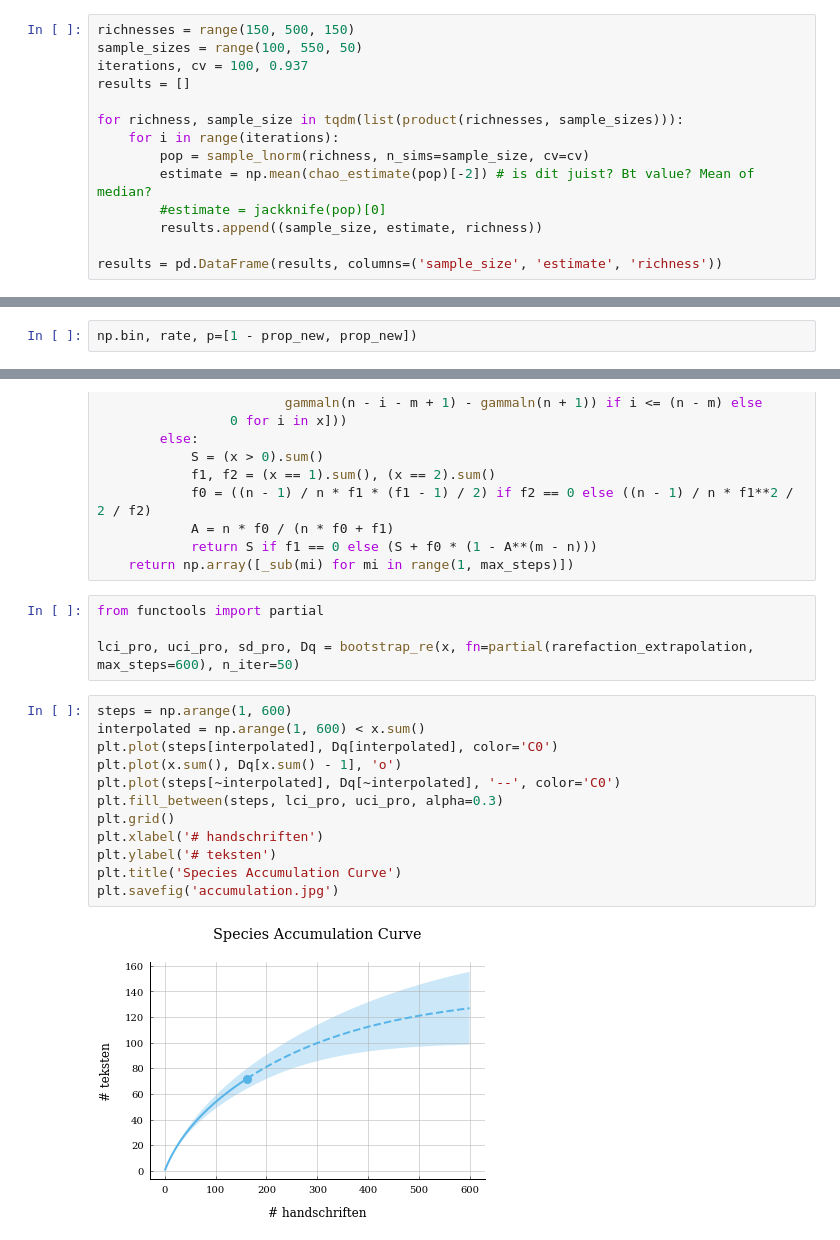
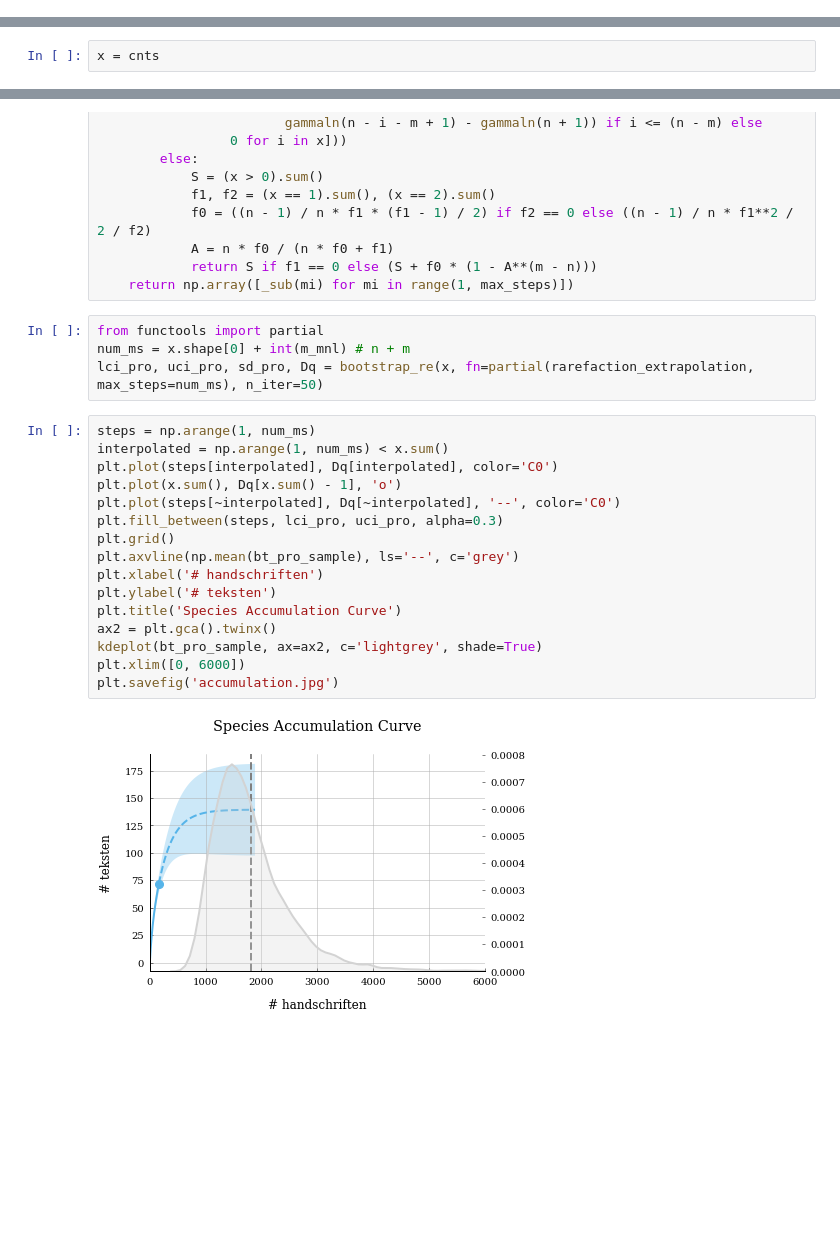
Before and after one commit to mikekestemont/chivalric_diversity, a Jupyter notebook: minimum_sampling.ipynb, the cells around one changed output, grey strips where cells are left out. Drawn from its saved outputs; the diff is of its cells as text; blank space fills up the shorter version.

Commit message:
minimum sampling estimate with bootstrap

```diff
--- a/minimum_sampling.ipynb
+++ b/minimum_sampling.ipynb
@@ -417,14 +277,0 @@ De eenvoudige Jackknife doet het zeker niet slecht voor grotere *sample sizes*.
-# %%
-richnesses = range(150, 500, 150)
-sample_sizes = range(100, 550, 50)
-iterations, cv = 100, 0.937
-results = []
-
-for richness, sample_size in tqdm(list(product(richnesses, sample_sizes))):
-    for i in range(iterations):
-        pop = sample_lnorm(richness, n_sims=sample_size, cv=cv)
-        estimate = np.mean(chao_estimate(pop)[-2]) # is dit juist? Bt value? Mean of median?
-        #estimate = jackknife(pop)[0]
-        results.append((sample_size, estimate, richness))
-
-results = pd.DataFrame(results, columns=('sample_size', 'estimate', 'richness'))
@@ -493,2 +277,0 @@ prop_new
-# %%
-np.bin, rate, p=[1 - prop_new, prop_new])
@@ -586,3 +278,5 @@ Dat leidt tot de volgende prognose: als de huidige *discovery speed* niet verand
+# %%
+x = cnts
 # %%
 import scipy.stats as stats
 from scipy.special import gammaln
@@ -623,19 +317,23 @@ def rarefaction_extrapolation(x, max_steps):
     return np.array([_sub(mi) for mi in range(1, max_steps)])
 # %%
 from functools import partial
-
-lci_pro, uci_pro, sd_pro, Dq = bootstrap_re(x, fn=partial(rarefaction_extrapolation, max_steps=600), n_iter=50)
+num_ms = x.shape[0] + int(m_mnl) # n + m
+lci_pro, uci_pro, sd_pro, Dq = bootstrap_re(x, fn=partial(rarefaction_extrapolation, max_steps=num_ms), n_iter=50)
 # %%
-steps = np.arange(1, 600)
-interpolated = np.arange(1, 600) < x.sum()
+steps = np.arange(1, num_ms)
+interpolated = np.arange(1, num_ms) < x.sum()
 plt.plot(steps[interpolated], Dq[interpolated], color='C0')
 plt.plot(x.sum(), Dq[x.sum() - 1], 'o')
 plt.plot(steps[~interpolated], Dq[~interpolated], '--', color='C0')
 plt.fill_between(steps, lci_pro, uci_pro, alpha=0.3)
 plt.grid()
+plt.axvline(np.mean(bt_pro_sample), ls='--', c='grey')
 plt.xlabel('# handschriften')
 plt.ylabel('# teksten')
 plt.title('Species Accumulation Curve')
+ax2 = plt.gca().twinx()
+kdeplot(bt_pro_sample, ax=ax2, c='lightgrey', shade=True)
+plt.xlim([0, 6000])
 plt.savefig('accumulation.jpg')
 # %% [output]
-[figure, old version]
+[figure, new version]
```
Also changed, not shown: parts of 90 cells of this notebook.
